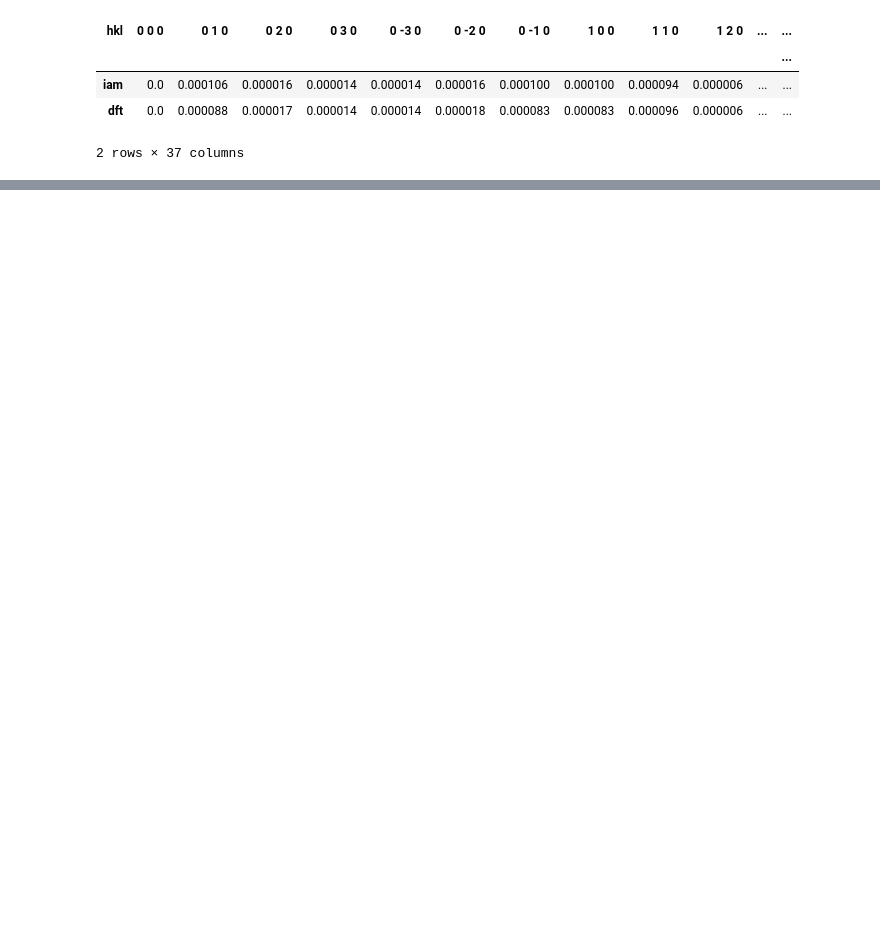
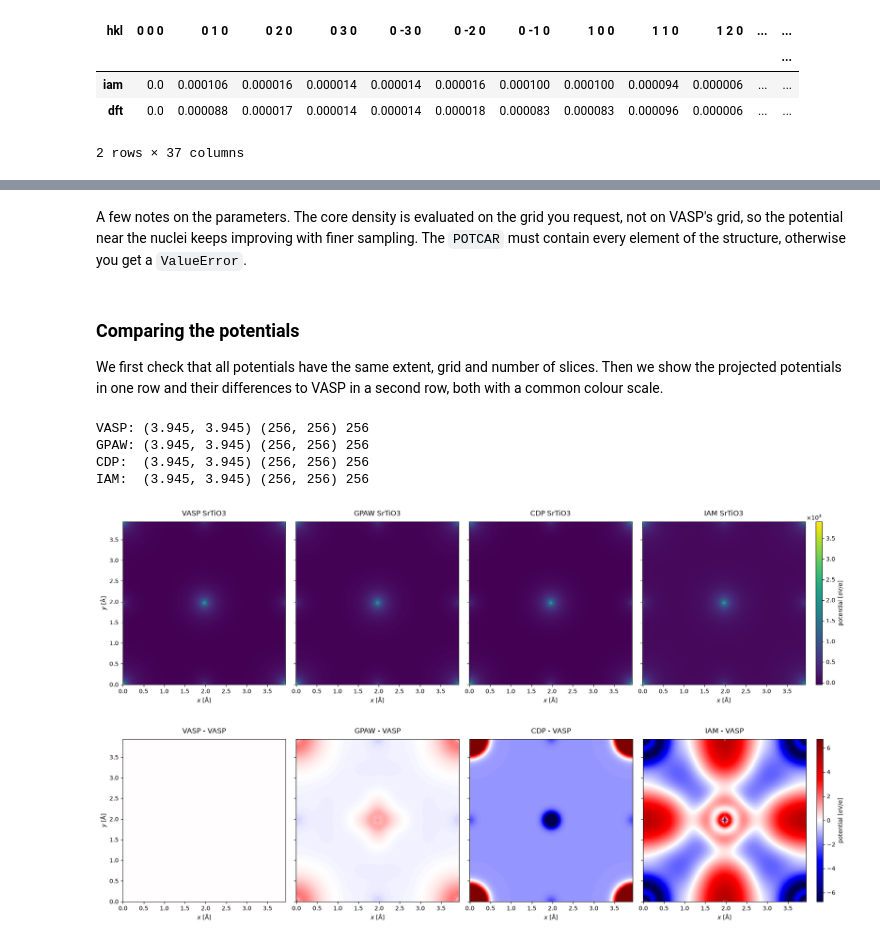
Before and after one commit to abTEM/doc, a Jupyter notebook: docs/user_guide/tutorials/charge_density.ipynb, the cells around one changed output, grey strips where cells are left out. Saved outputs shown, nothing was run; the diff lists cells and outputs as text; code cells hidden in the pictures; blank space fills up the shorter version.

```diff
--- a/docs/user_guide/tutorials/charge_density.ipynb
+++ b/docs/user_guide/tutorials/charge_density.ipynb
@@ -219,0 +336,67 @@ Check back for more...
+# %%
+chg_pot = ChargeDensityPotential(
+    atoms=atoms,
+    charge_density=valence_density,
+    gpts=gpts,
+    slice_thickness=slice_thickness,
+    valence_electrons={"Sr": 10, "Ti": 12, "O": 6},
+).build().compute()
+
+iam_pot = abtem.Potential(
+    atoms,
+    gpts=gpts,
+    slice_thickness=slice_thickness,
+).build().compute()
+# %% [markdown]
+A few notes on the parameters. The core density is evaluated on the grid you request, not on VASP's grid, so the
+potential near the nuclei keeps improving with finer sampling. The `POTCAR` must contain every
+element of the structure, otherwise you get a `ValueError`.
+# %% [markdown]
+### Comparing the potentials
+
+We first check that all potentials have the same extent, grid and number of slices. Then we show the projected
+potentials in one row and their differences to VASP in a second row, both with a common colour scale.
+# %%
+# all potentials must describe the same cell on the same grid before we compare them
+print("VASP:", vasp_pot.extent, vasp_pot.gpts, vasp_pot.num_slices)
+print("GPAW:", gpaw_pot.extent, gpaw_pot.gpts, gpaw_pot.num_slices)
+print("CDP: ", chg_pot.extent, chg_pot.gpts, chg_pot.num_slices)
+print("IAM: ", iam_pot.extent, iam_pot.gpts, iam_pot.num_slices)
+
+# --- first row: projected potentials (common colour scale)
+vasp_proj = vasp_pot.project()
+gpaw_proj = gpaw_pot.project()
+chg_proj = chg_pot.project()
+iam_proj = iam_pot.project()
+
+stackpot = abtem.stack(
+    [vasp_proj, gpaw_proj, chg_proj, iam_proj],
+    ["VASP SrTiO3", "GPAW SrTiO3", "CDP SrTiO3", "IAM SrTiO3"],
+)
+stackpot.show(explode=True, cbar=True, figsize=(20, 5), common_color_scale=True)
+plt.show()
+
+# --- second row: differences with respect to VASP
+# (constant offset removed, common symmetric colour scale)
+diffs = []
+for p in [vasp_proj, gpaw_proj, chg_proj, iam_proj]:
+    d = p - vasp_proj
+    d = d - float(d.array.mean())          # remove the constant offset between the codes
+    diffs.append(d)
+
+vmax = float(np.percentile(np.abs(np.concatenate([d.array.ravel() for d in diffs])), 99))
+
+stackdiff = abtem.stack(
+    diffs,
+    ["VASP - VASP", "GPAW - VASP", "CDP - VASP", "IAM - VASP"],
+)
+stackdiff.show(explode=True, cbar=True, figsize=(20, 5), common_color_scale=True,
+               cmap="seismic", vmin=-vmax, vmax=vmax)
+plt.show()
+# %% [output]
+VASP: (3.945, 3.945) (256, 256) 256
+GPAW: (3.945, 3.945) (256, 256) 256
+CDP:  (3.945, 3.945) (256, 256) 256
+IAM:  (3.945, 3.945) (256, 256) 256
+[figure, added]
+[figure, added]
```
Also changed, not shown: parts of 29 cells of this notebook.
